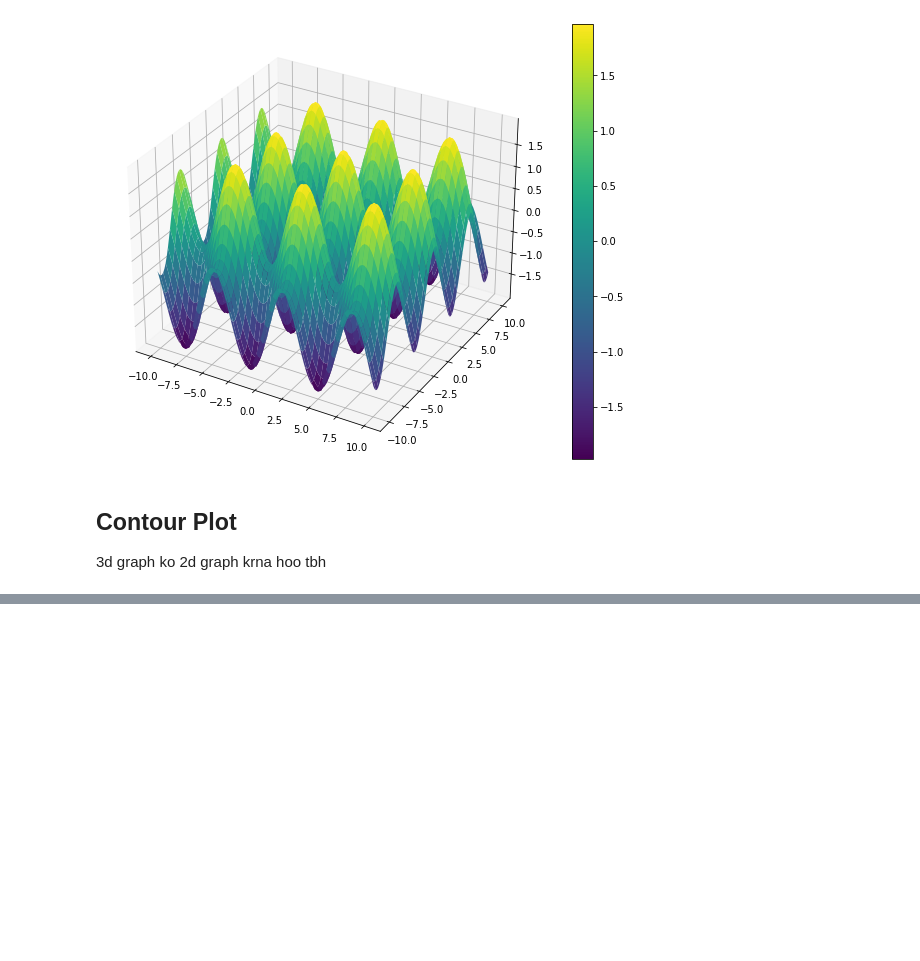
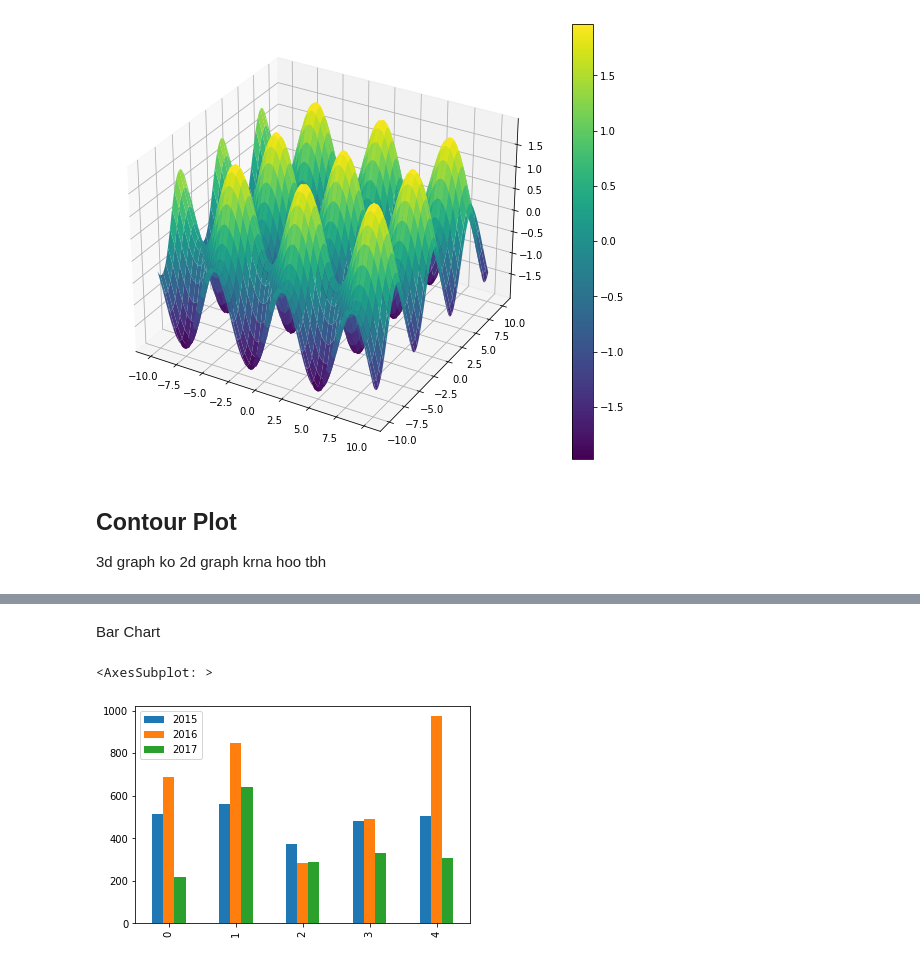
Before and after one commit to Ankkkyyyy/MachineLearning-, a Jupyter notebook: Data Visualization/Matplotlib/AdvancedMatplotlib.ipynb, the cells around one changed output, grey strips where cells are left out. Drawn from its saved outputs; the diff is of its cells as text; code cells hidden in the pictures; blank space fills up the shorter version.

```diff
--- a/Data Visualization/Matplotlib/AdvancedMatplotlib.ipynb
+++ b/Data Visualization/Matplotlib/AdvancedMatplotlib.ipynb
@@ -299,0 +350,11 @@ fig.colorbar(p)
+# %% [markdown]
+Bar Chart
+# %%
+# Bar Chart
+tempdf = pd.read_csv('Dataset2/batsman_season_record.csv')
+tempdf
+
+tempdf.plot(kind='bar')
+# %% [output]
+<AxesSubplot: >
+[figure, added]
```
Also changed, not shown: parts of 17 cells of this notebook.
